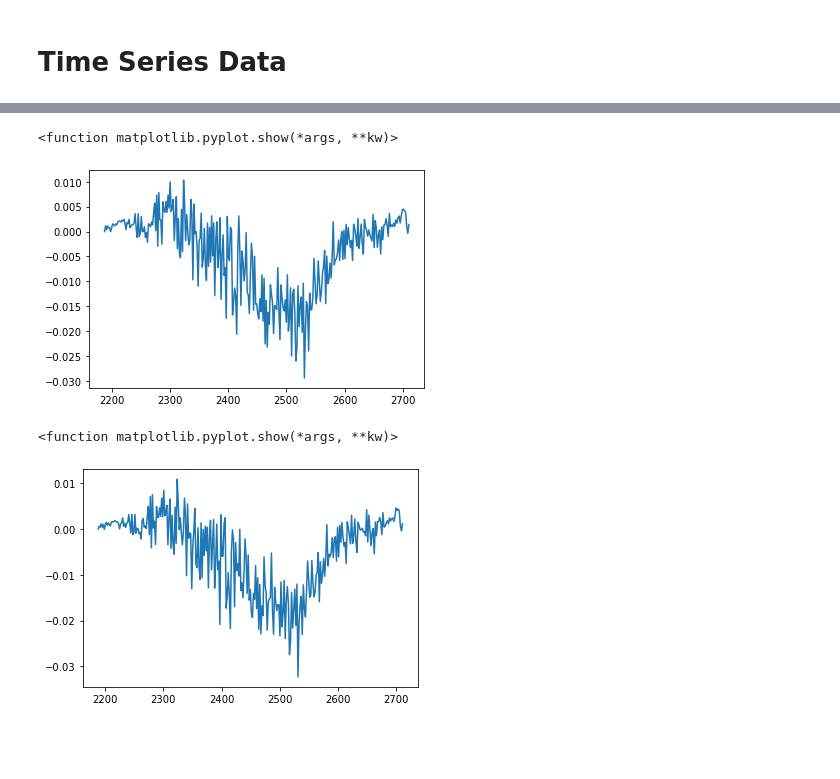
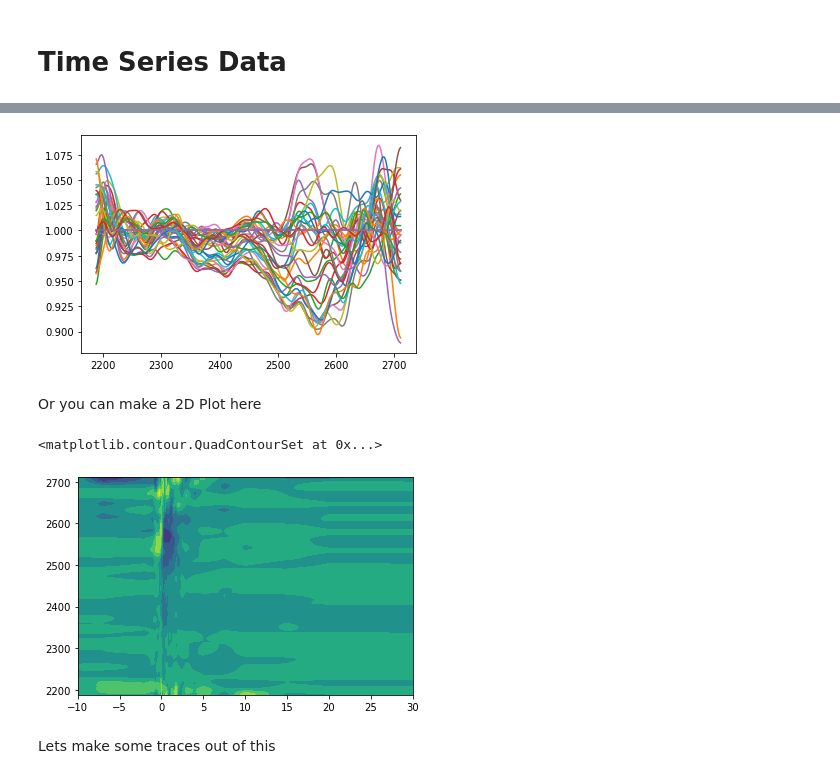
Before and after one commit to deisi/pysfg, a Jupyter notebook: templates/Tutorial.ipynb, the cells around one changed output, grey strips where cells are left out. Cells and saved outputs as stored; diff of their text form; code cells hidden in the pictures; blank space fills up the shorter version.

```diff
--- a/templates/Tutorial.ipynb
+++ b/templates/Tutorial.ipynb
@@ -280,14 +406,16 @@ bleach = pysfg.spectrum.json_to_bleach('./cache/bleach.json')
 # %%
+bleach = pysfg.spectrum.json_to_bleach('./cache/bleach1.json')
+
 fig, ax = plt.subplots()
-plt.plot(bleach.wavenumber, bleach.normalized[13])
-plt.show
+plt.plot(bleach.wavenumber, bleach.normalized.T)
+plt.show()
 # %% [output]
-<function matplotlib.pyplot.show(*args, **kw)>
-[figure, old version]
+[figure, new version]
+# %% [markdown]
+Or you can make a 2D Plot here
 # %%
 fig, ax = plt.subplots()
-plt.plot(bleach.wavenumber, bleach.normalized[13])
-plt.show
+plt.contourf(bleach.pp_delay/1000, bleach.wavenumber, bleach.normalized.T)
 # %% [output]
-<function matplotlib.pyplot.show(*args, **kw)>
+<matplotlib.contour.QuadContourSet at 0x...>
-[figure, old version]
+[figure, new version]
@@ -293,0 +424,2 @@ plt.show
+# %% [markdown]
+Lets make some traces out of this
```
Also changed, not shown: parts of 30 cells of this notebook, 11 other files.
